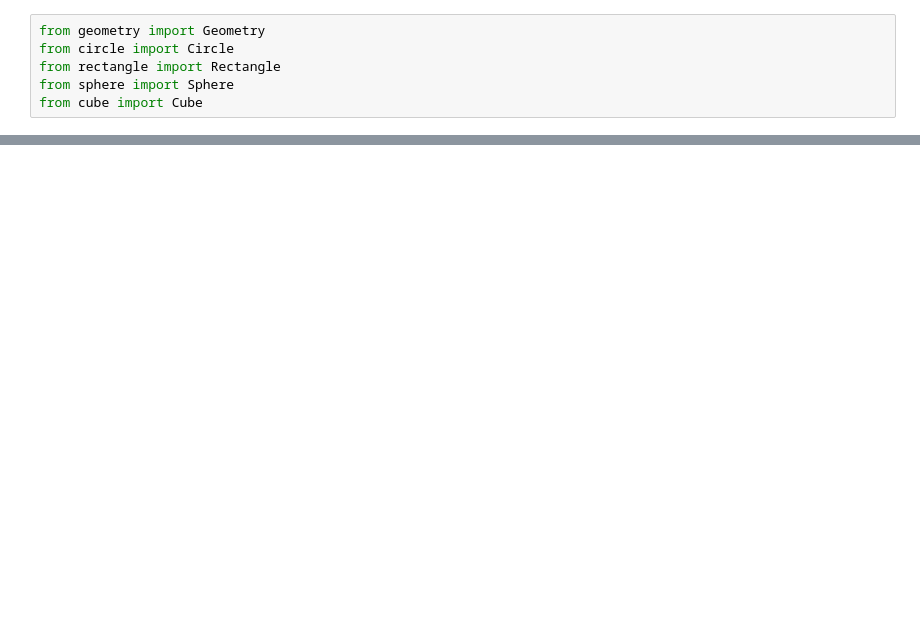
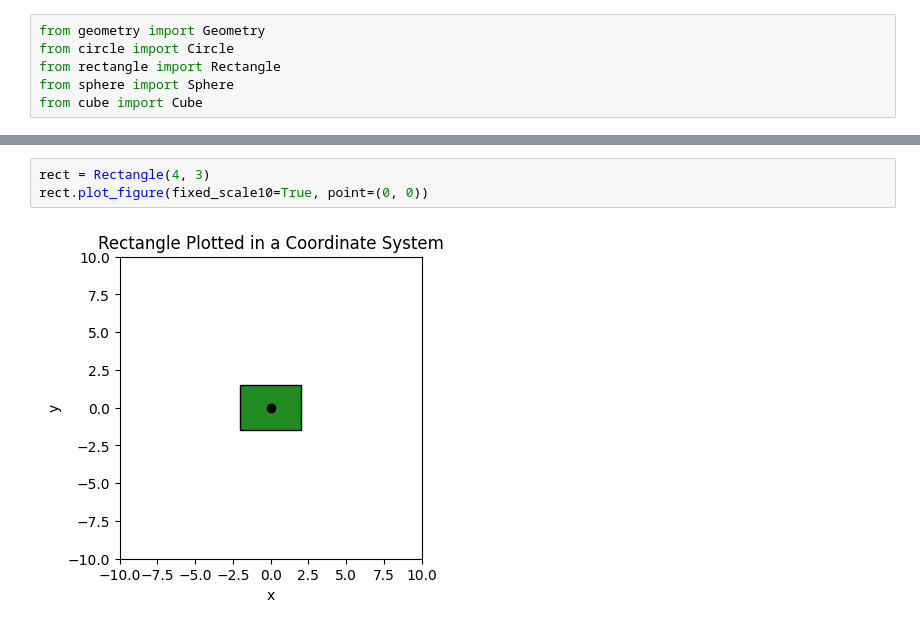
Before and after one commit to Anna-MariaSjolund/Python-Programming-Anna-MariaSjolund, a Jupyter notebook: Labs/Lab3/geometry_examples.ipynb, the cells around one changed output, grey strips where cells are left out. Cells and saved outputs as stored; diff of their text form; blank space fills up the shorter version.

```diff
--- a/Labs/Lab3/geometry_examples.ipynb
+++ b/Labs/Lab3/geometry_examples.ipynb
@@ -6,0 +19,5 @@ from cube import Cube
+# %%
+rect = Rectangle(4, 3)
+rect.plot_figure(fixed_scale10=True, point=(0, 0))
+# %% [output]
+[figure, added]
```
Also changed, not shown: parts of 4 cells of this notebook, 1 other file.
